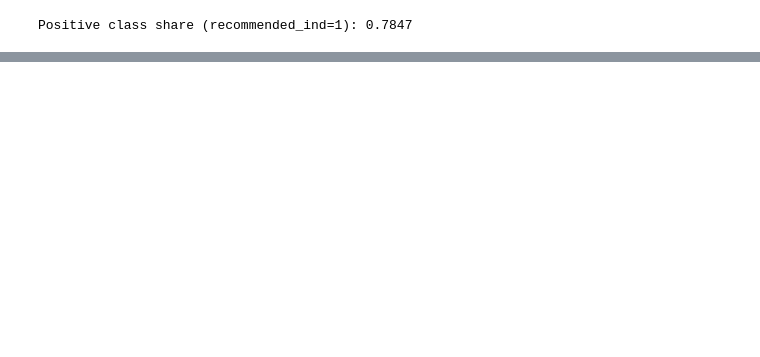
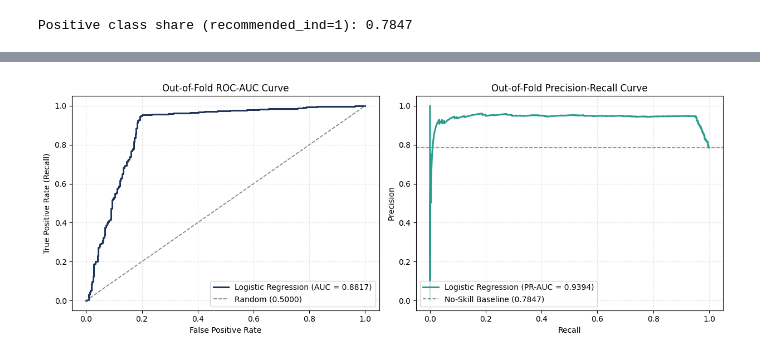
Before and after one commit to bhagyashrithombre/womensclothing, a Jupyter notebook: womens_clothing_pipeline.ipynb, the cells around one changed output, grey strips where cells are left out. Drawn from its saved outputs; the diff is of its cells as text; code cells hidden in the pictures; blank space fills up the shorter version.

```diff
--- a/womens_clothing_pipeline.ipynb
+++ b/womens_clothing_pipeline.ipynb
@@ -1430,0 +1486,31 @@ division_name_General Petite       0.087806    1.091777         False
+# %%
+from sklearn.metrics import roc_curve, precision_recall_curve
+
+fpr, tpr, _ = roc_curve(y_lr, y_oof_prob)
+prec_vals, rec_vals, _ = precision_recall_curve(y_lr, y_oof_prob)
+roc_val = roc_auc_score(y_lr, y_oof_prob)
+pr_val = average_precision_score(y_lr, y_oof_prob)
+pos_rate = y_lr.mean()
+
+fig, axes = plt.subplots(1, 2, figsize=(12.5, 4.8))
+
+axes[0].plot(fpr, tpr, color='#1D3557', linewidth=2.2, label=f'Logistic Regression (AUC = {roc_val:.4f})')
+axes[0].plot([0, 1], [0, 1], linestyle='--', color='gray', linewidth=1.2, label='Random (0.5000)')
+axes[0].set_title('Out-of-Fold ROC-AUC Curve')
+axes[0].set_xlabel('False Positive Rate')
+axes[0].set_ylabel('True Positive Rate (Recall)')
+axes[0].legend(loc='lower right')
+axes[0].grid(True, linestyle='--', alpha=0.3)
+
+axes[1].plot(rec_vals, prec_vals, color='#2A9D8F', linewidth=2.2, label=f'Logistic Regression (PR-AUC = {pr_val:.4f})')
+axes[1].axhline(pos_rate, linestyle='--', color='gray', linewidth=1.2, label=f'No-Skill Baseline ({pos_rate:.4f})')
+axes[1].set_title('Out-of-Fold Precision-Recall Curve')
+axes[1].set_xlabel('Recall')
+axes[1].set_ylabel('Precision')
+axes[1].legend(loc='lower left')
+axes[1].grid(True, linestyle='--', alpha=0.3)
+
+plt.tight_layout()
+plt.show()
+# %% [output]
+[figure, added]
```
Also changed, not shown: parts of 14 cells of this notebook.
